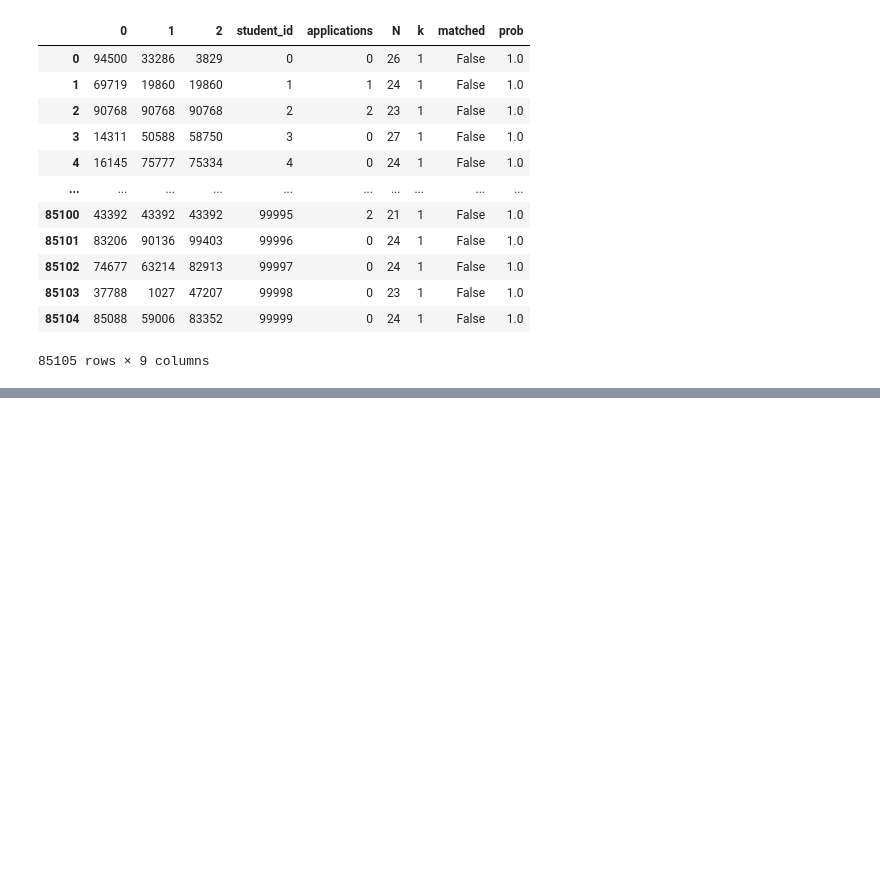
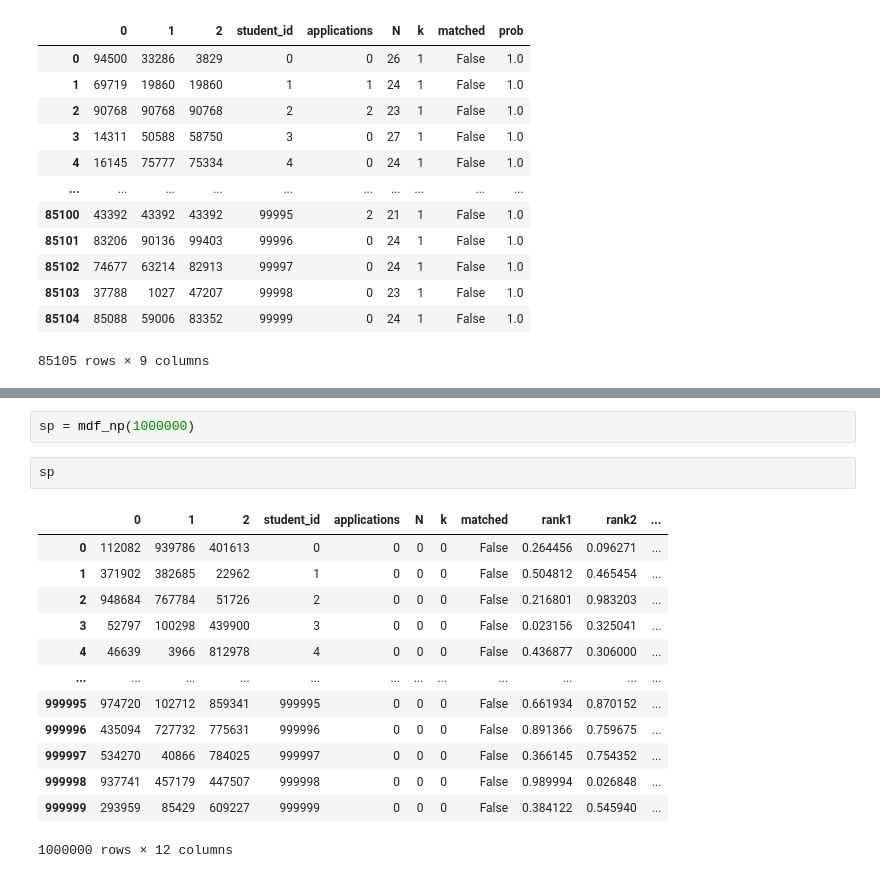
Before and after one commit to kirandwiv/MatchingAlgorithm, a Jupyter notebook: scrapwork.ipynb, the cells around one changed output, grey strips where cells are left out. Saved outputs shown, nothing was run; the diff lists cells and outputs as text; blank space fills up the shorter version.

```diff
--- a/scrapwork.ipynb
+++ b/scrapwork.ipynb
@@ -568,0 +695,18 @@ sp
+# %%
+sp = mdf_np(1000000)
+# %%
+sp
+# %% [output]
+|  | 0 | 1 | 2 | student_id | applications | N | k | matched | rank1 | rank2 | ... |
+| 0 | 112082 | 939786 | 401613 | 0 | 0 | 0 | 0 | False | 0.264456 | 0.096271 | ... |
+| 1 | 371902 | 382685 | 22962 | 1 | 0 | 0 | 0 | False | 0.504812 | 0.465454 | ... |
+| 2 | 948684 | 767784 | 51726 | 2 | 0 | 0 | 0 | False | 0.216801 | 0.983203 | ... |
+| 3 | 52797 | 100298 | 439900 | 3 | 0 | 0 | 0 | False | 0.023156 | 0.325041 | ... |
+| 4 | 46639 | 3966 | 812978 | 4 | 0 | 0 | 0 | False | 0.436877 | 0.306000 | ... |
+| ... | ... | ... | ... | ... | ... | ... | ... | ... | ... | ... | ... |
+| 999995 | 974720 | 102712 | 859341 | 999995 | 0 | 0 | 0 | False | 0.661934 | 0.870152 | ... |
+| 999996 | 435094 | 727732 | 775631 | 999996 | 0 | 0 | 0 | False | 0.891366 | 0.759675 | ... |
+| 999997 | 534270 | 40866 | 784025 | 999997 | 0 | 0 | 0 | False | 0.366145 | 0.754352 | ... |
+| 999998 | 937741 | 457179 | 447507 | 999998 | 0 | 0 | 0 | False | 0.989994 | 0.026848 | ... |
+| 999999 | 293959 | 85429 | 609227 | 999999 | 0 | 0 | 0 | False | 0.384122 | 0.545940 | ... |
+1000000 rows × 12 columns
```
Also changed, not shown: parts of 20 cells of this notebook.
